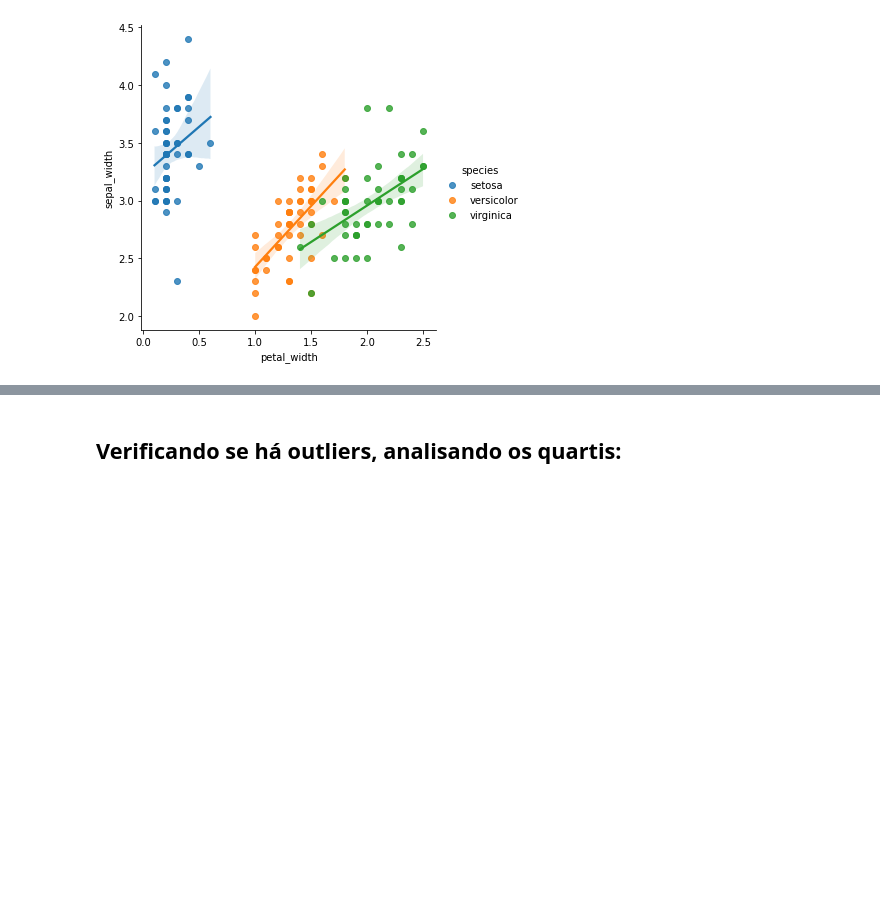
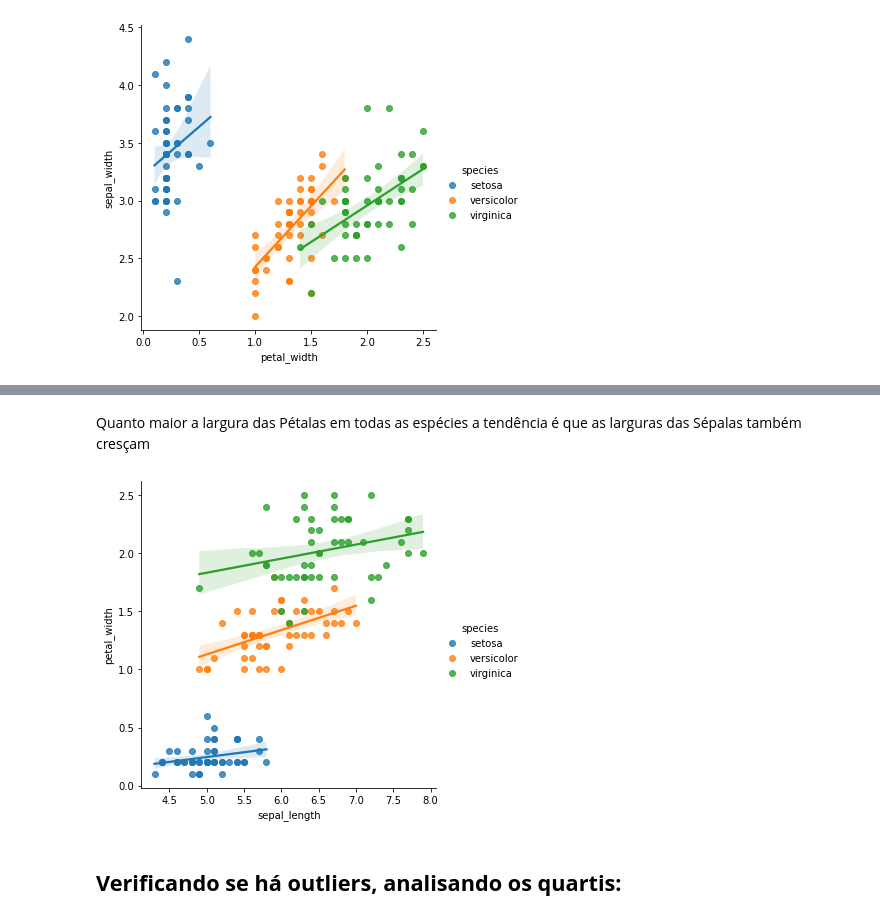
Before and after one commit to fabiobarreto-ds/data-analysis, a Jupyter notebook: 02-IRIS_eda.ipynb, the cells around one changed output, grey strips where cells are left out. Saved outputs shown, nothing was run; the diff lists cells and outputs as text; code cells hidden in the pictures; blank space fills up the shorter version.

```diff
--- a/02-IRIS_eda.ipynb
+++ b/02-IRIS_eda.ipynb
@@ -126,3 +120,9 @@ sns.lmplot(data=df, x="petal_width", y="sepal_width", hue="species");
+# %% [markdown]
+Quanto maior a largura das Pétalas em todas as espécies a tendência é que as larguras das Sépalas também cresçam
+# %%
+sns.lmplot(data=df, x="sepal_length", y="petal_width", hue="species");
+# %% [output]
+[figure, added]
 # %% [markdown]
 ## **Verificando se há outliers, analisando os quartis:**
 # %%
```
Also changed, not shown: parts of 6 cells of this notebook, 1 other file.
